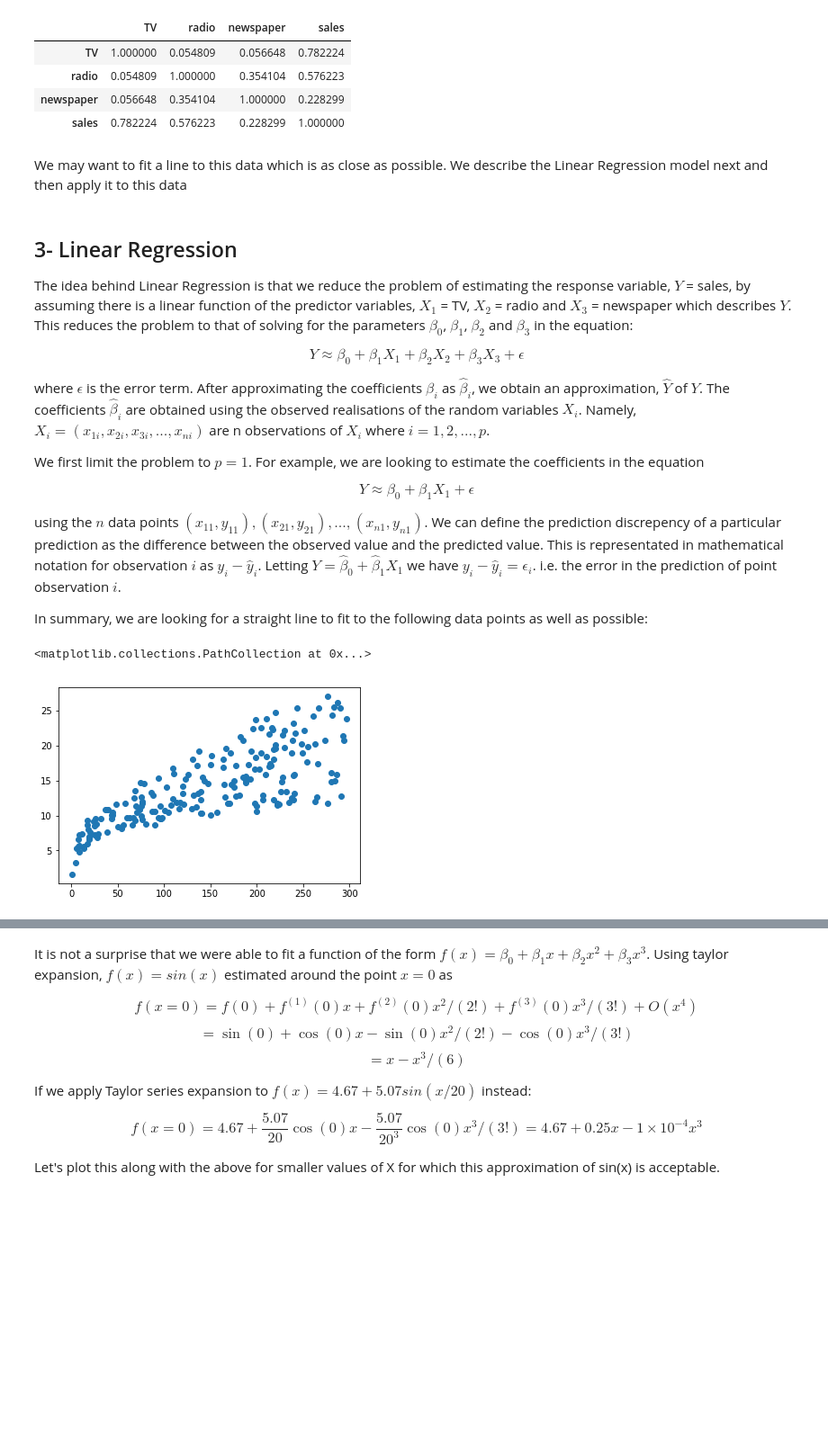
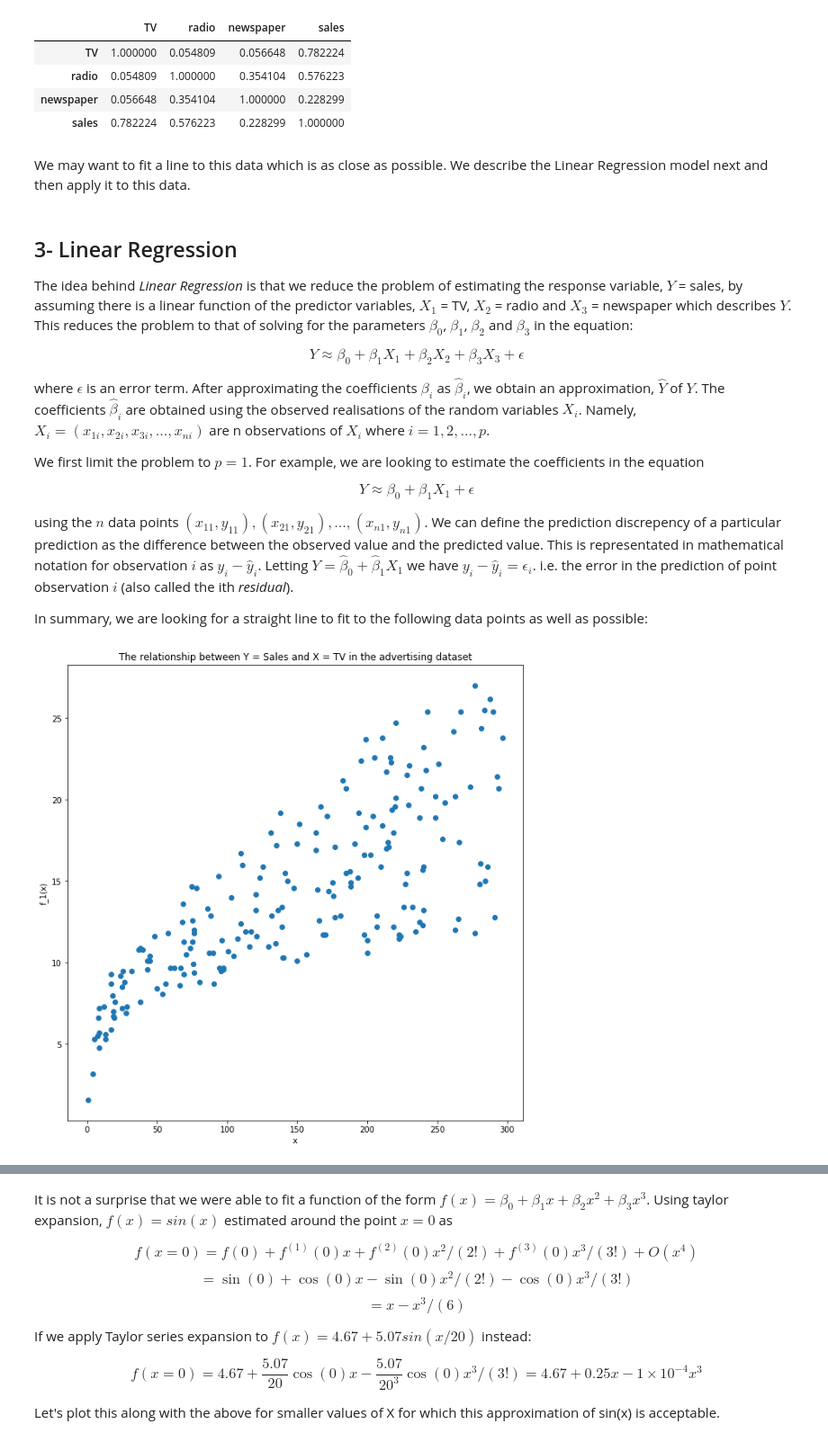
Before and after one commit to TanselArif-21/LinearRegression, a Jupyter notebook: LinearRegression.ipynb, the cells around one changed output, grey strips where cells are left out. Shown at 90% size. Saved outputs shown, nothing was run; the diff lists cells and outputs as text; code cells hidden in the pictures; blank space fills up the shorter version.

```diff
--- a/LinearRegression.ipynb
+++ b/LinearRegression.ipynb
@@ -66,30 +72,44 @@ advert.corr()
 | newspaper | 0.056648 | 0.354104 | 1.000000 | 0.228299 |
 | sales | 0.782224 | 0.576223 | 0.228299 | 1.000000 |
 # %% [markdown]
-We may want to fit a line to this data which is as close as possible. We describe the Linear Regression model next and then apply it to this data
+We may want to fit a line to this data which is as close as possible. We describe the Linear Regression model next and then apply it to this data.
 # %% [markdown]
 ## 3- Linear Regression
 
-The idea behind Linear Regression is that we reduce the problem of estimating the response variable, $Y$ = sales, by assuming there is a linear function of the predictor variables, $X_1$ = TV, $X_2$ = radio and $X_3$ = newspaper which describes $Y$. This reduces the problem to that of solving for the parameters $\beta_0$, $\beta_1$, $\beta_2$ and $\beta_3$ in the equation:
+The idea behind *Linear Regression* is that we reduce the problem of estimating the response variable, $Y$ = sales, by assuming there is a linear function of the predictor variables, $X_1$ = TV, $X_2$ = radio and $X_3$ = newspaper which describes $Y$. This reduces the problem to that of solving for the parameters $\beta_0$, $\beta_1$, $\beta_2$ and $\beta_3$ in the equation:
 
 $$Y \approx \beta_0 + \beta_1 X_1 + \beta_2 X_2 + \beta_3 X_3 + \epsilon$$
 
-where $\epsilon$ is the error term. After approximating the coefficients $\beta_i$ as $\hat{\beta}_i$, we obtain an approximation, $\hat{Y}$ of $Y$. The coefficients $\hat{\beta}_i$ are obtained using the observed realisations of the random variables $X_i$. Namely, $X_i = (x_{1i},x_{2i},x_{3i},...,x_{ni})$ are n observations of $X_i$ where $i = 1,2,...,p$.
+where $\epsilon$ is an error term. After approximating the coefficients $\beta_i$ as $\hat{\beta}_i$, we obtain an approximation, $\hat{Y}$ of $Y$. The coefficients $\hat{\beta}_i$ are obtained using the observed realisations of the random variables $X_i$. Namely, $X_i = (x_{1i},x_{2i},x_{3i},...,x_{ni})$ are n observations of $X_i$ where $i = 1,2,...,p$.
 
 We first limit the problem to $p=1$. For example, we are looking to estimate the coefficients in the equation
 
 $$Y \approx \beta_0 + \beta_1 X_1 + \epsilon$$
 
-using the $n$ data points $(x_{11},y_{11}),(x_{21},y_{21}),...,(x_{n1},y_{n1})$. We can define the prediction discrepency of a particular prediction as the difference between the observed value and the predicted value. This is representated in mathematical notation for observation $i$ as $y_i - \hat{y}_i$. Letting $\hat{Y} = \hat{\beta}_0 + \hat{\beta}_1 X_1$ we have $y_i - \hat{y}_i = \epsilon_i$. i.e. the error in the prediction of point observation $i$.
+using the $n$ data points $(x_{11},y_{11}),(x_{21},y_{21}),...,(x_{n1},y_{n1})$. We can define the prediction discrepency of a particular prediction as the difference between the observed value and the predicted value. This is representated in mathematical notation for observation $i$ as $y_i - \hat{y}_i$. Letting $\hat{Y} = \hat{\beta}_0 + \hat{\beta}_1 X_1$ we have $y_i - \hat{y}_i = \epsilon_i$. i.e. the error in the prediction of point observation $i$ (also called the ith *residual*).
 
 In summary, we are looking for a straight line to fit to the following data points as well as possible:
-# %%
-plt.scatter(data=advert, x='TV', y='sales')
-
-#plt.plot([advert['TV'].min(),advert['TV'].max()], [advert['sales'].min(),advert['sales'].max()], 'k-')
-# %% [output]
-<matplotlib.collections.PathCollection at 0x...>
-[figure, removed]
+# %%
+# plt.scatter(data=advert, x='TV', y='sales')
+# plt.show()
+
+# Get the figure handle and set figure size
+fig = plt.figure(figsize=(8,8))
+
+# Get the axis
+axes = fig.add_axes([0.1,0.1,1,1])
+
+# Plot onto the axis
+axes.scatter(data=advert, x='TV', y='sales')
+
+# Set the labels and title
+axes.set_xlabel('x')
+axes.set_ylabel('f_1(x)')
+axes.set_title('The relationship between Y = Sales and X = TV in \
+the advertising dataset')
+plt.show()
+# %% [output]
+[figure, added]
 # %% [markdown]
 In order to calculate appropriate values for parameters $\beta_i$, we would need a method of defining what it means for a line to be a good fit. A popular method is "Ordinary Least Squares". This method relies on minimising the Residual Sum of Squared errors (RSS). i.e. we are looking to minimise $RSS = \sum_{i=1}^n \epsilon_i^2$.
 
```
Also changed, not shown: parts of 81 cells of this notebook, 3 other files.
